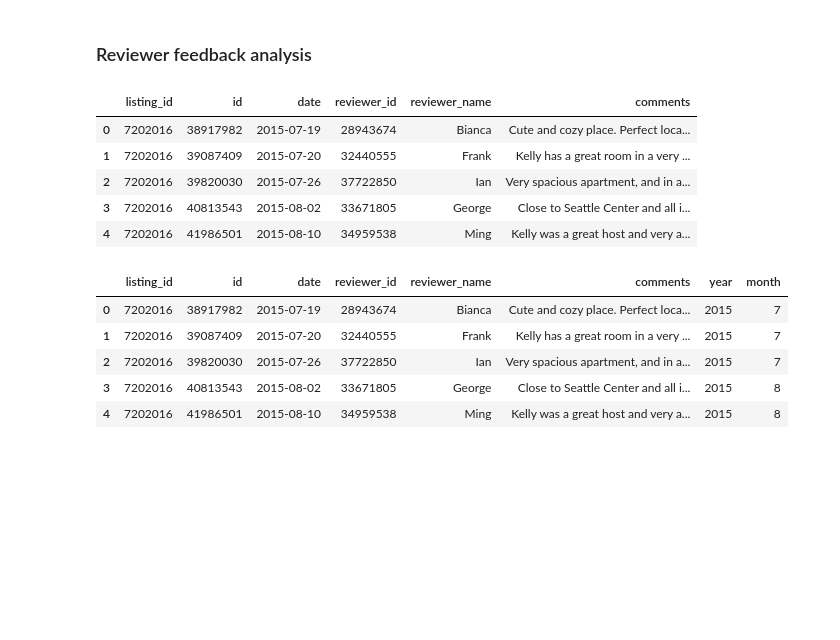
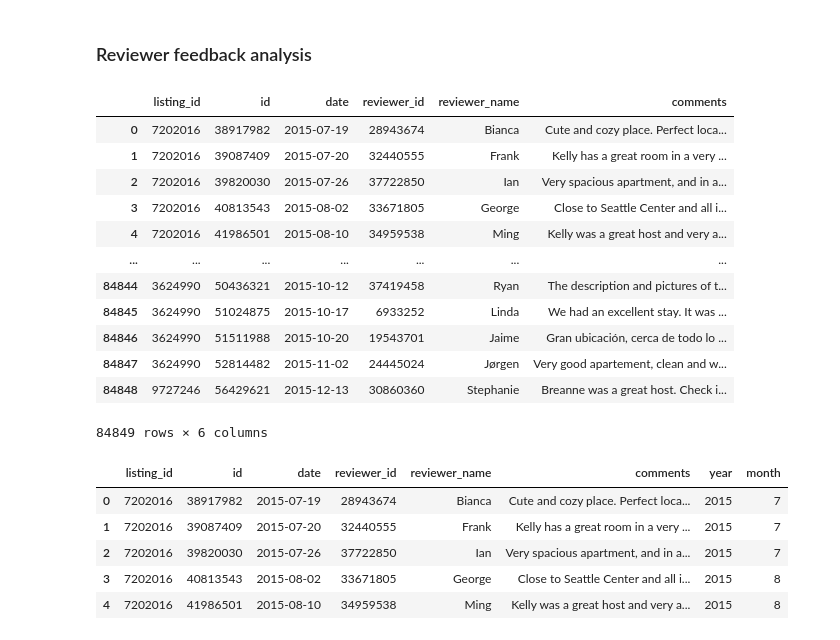
Before and after one commit to nmd2k/Data-Scientist-Udacity, a Jupyter notebook: Project-1/EDA.ipynb, the cells around one changed output. Saved outputs shown, nothing was run; the diff lists cells and outputs as text; code cells hidden in the pictures; blank space fills up the shorter version.

```diff
--- a/Project-1/EDA.ipynb
+++ b/Project-1/EDA.ipynb
@@ -275,14 +275,21 @@ plt.show()
 ### Reviewer feedback analysis
 # %%
 review_df = pd.read_csv('./data/reviews.csv')
-review_df.head()
+review_df
 # %% [output]
 |  | listing_id | id | date | reviewer_id | reviewer_name | comments |
 | 0 | 7202016 | 38917982 | 2015-07-19 | 28943674 | Bianca | Cute and cozy place. Perfect loca... |
 | 1 | 7202016 | 39087409 | 2015-07-20 | 32440555 | Frank | Kelly has a great room in a very ... |
 | 2 | 7202016 | 39820030 | 2015-07-26 | 37722850 | Ian | Very spacious apartment, and in a... |
 | 3 | 7202016 | 40813543 | 2015-08-02 | 33671805 | George | Close to Seattle Center and all i... |
 | 4 | 7202016 | 41986501 | 2015-08-10 | 34959538 | Ming | Kelly was a great host and very a... |
+| ... | ... | ... | ... | ... | ... | ... |
+| 84844 | 3624990 | 50436321 | 2015-10-12 | 37419458 | Ryan | The description and pictures of t... |
+| 84845 | 3624990 | 51024875 | 2015-10-17 | 6933252 | Linda | We had an excellent stay. It was ... |
+| 84846 | 3624990 | 51511988 | 2015-10-20 | 19543701 | Jaime | Gran ubicación, cerca de todo lo ... |
+| 84847 | 3624990 | 52814482 | 2015-11-02 | 24445024 | Jørgen | Very good apartement, clean and w... |
+| 84848 | 9727246 | 56429621 | 2015-12-13 | 30860360 | Stephanie | Breanne was a great host. Check i... |
+84849 rows × 6 columns
 # %%
 review_df.date= pd.to_datetime(review_df.date)
 review_df['year'] = review_df.date.dt.year
```
Also changed, not shown: 2 other files.
